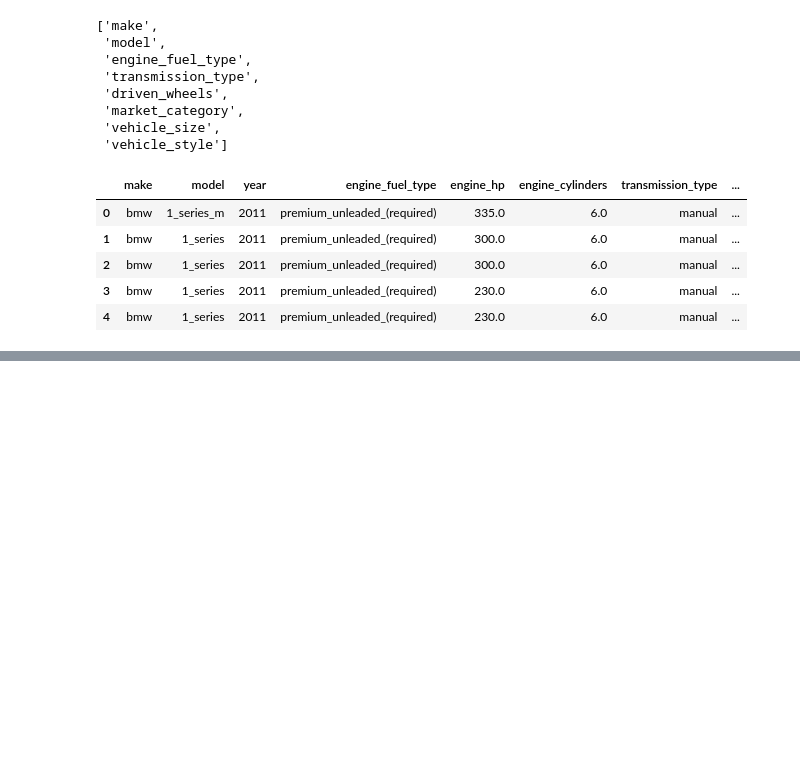
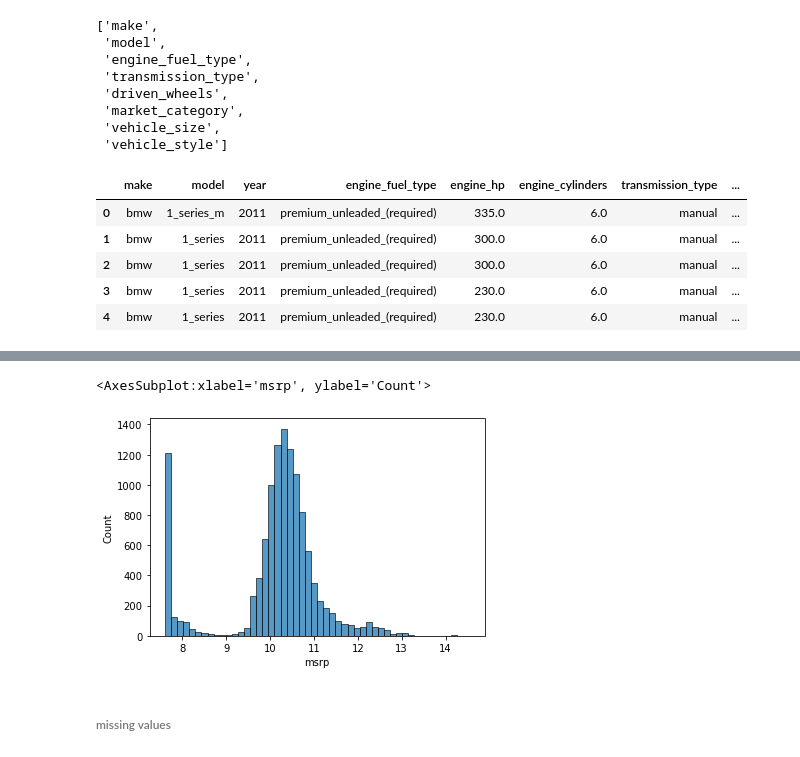
Before and after one commit to Pteus/Machine-learning, a Jupyter notebook: Zoomcamp/02 - Regression/Project.ipynb, the cells around one changed output, grey strips where cells are left out. Drawn from its saved outputs; the diff is of its cells as text; code cells hidden in the pictures; blank space fills up the shorter version.

```diff
--- a/Zoomcamp/02 - Regression/Project.ipynb
+++ b/Zoomcamp/02 - Regression/Project.ipynb
@@ -92,0 +135,3 @@ df.head()
+# %%
+price_logs = np.log1p(df.msrp)
+price_logs
@@ -92,0 +151,7 @@ df.head()
+# %%
+sns.histplot(price_logs, bins=50)
+# %% [output]
+<AxesSubplot:xlabel='msrp', ylabel='Count'>
+[figure, added]
+# %% [markdown]
+###### missing values
```
Also changed, not shown: parts of 8 cells of this notebook, 1 other file.
